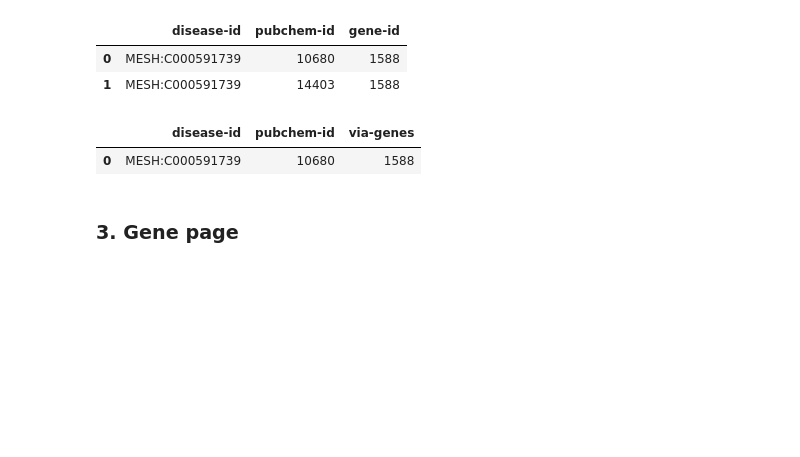
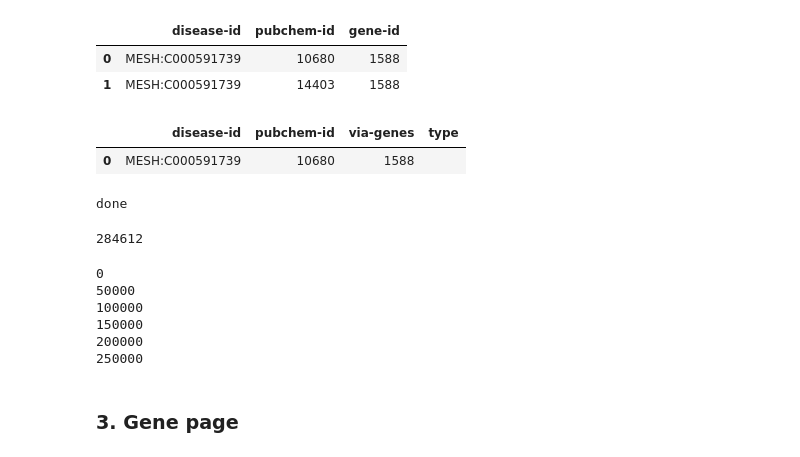
Before and after one commit to cosylabiiit/Dietrx, a Jupyter notebook: notebooks/Load Data v4.ipynb, the cells around one changed output. Drawn from its saved outputs; the diff is of its cells as text; code cells hidden in the pictures; blank space fills up the shorter version.

```diff
--- a/notebooks/Load Data v4.ipynb
+++ b/notebooks/Load Data v4.ipynb
@@ -3,4 +3,4 @@ from pathlib import Path
 import pandas as pd
 from collections import defaultdict
 
-DATA = Path('../data/version-3/')
+DATA = Path('data/version-3/')
@@ -132,5 +180,4 @@ data_list[0]
 # %% [markdown]
 ### Chemicals
 # %%
-fchem = pd.read_csv(DATA/'food-chemical.tsv', sep='\t')
-pubchems = set(fchem['pubchem-id'])
+chem = pd.read_csv(DATA/'chemical-lexicon.tsv', sep='\t', encoding='utf-8')
@@ -359,14 +560,42 @@ dc_inferred.head(2)
 # %%
 # Merge
 disease_chem_db = dc_inferred.merge(chem_dis_curated, on=['disease-id', 'pubchem-id'], how='outer').fillna('')
 disease_chem_db.rename(columns={'gene-id': 'via-genes'}, inplace=True)
-del disease_chem_db['type']
+# del disease_chem_db['type']
 del dc_inferred, chem_dis_curated
 
 disease_chem_db.head(1)
 # %% [output]
-|  | disease-id | pubchem-id | via-genes |
-| 0 | MESH:C000591739 | 10680 | 1588 |
+|  | disease-id | pubchem-id | via-genes | type |
+| 0 | MESH:C000591739 | 10680 | 1588 |  |
+# %%
+df = disease_chem_db.where((pd.notnull(disease_chem_db)), None)
+
+df.rename(columns={
+    'pubchem-id': 'pubchem_id',
+    'disease-id': 'disease_id',
+    'type':'type_relation',
+    'via-genes':'via_genes'
+},inplace=True)
+print('done')
+# %% [output]
+done
+# %%
+len(df)
+# %% [output]
+284612
+# %%
+for i in range(0, len(df), 50000):
+    data_list = list(df.loc[i:50000-1+i, :].T.to_dict().values())
+    add_to_db(Chemical_disease, data_list)
+    print(i)
+# %% [output]
+0
+50000
+100000
+150000
+200000
+250000
 # %% [markdown]
 ### 3. Gene page
 # %% [markdown]
```
Also changed, not shown: parts of 29 cells of this notebook, 14 other files.
